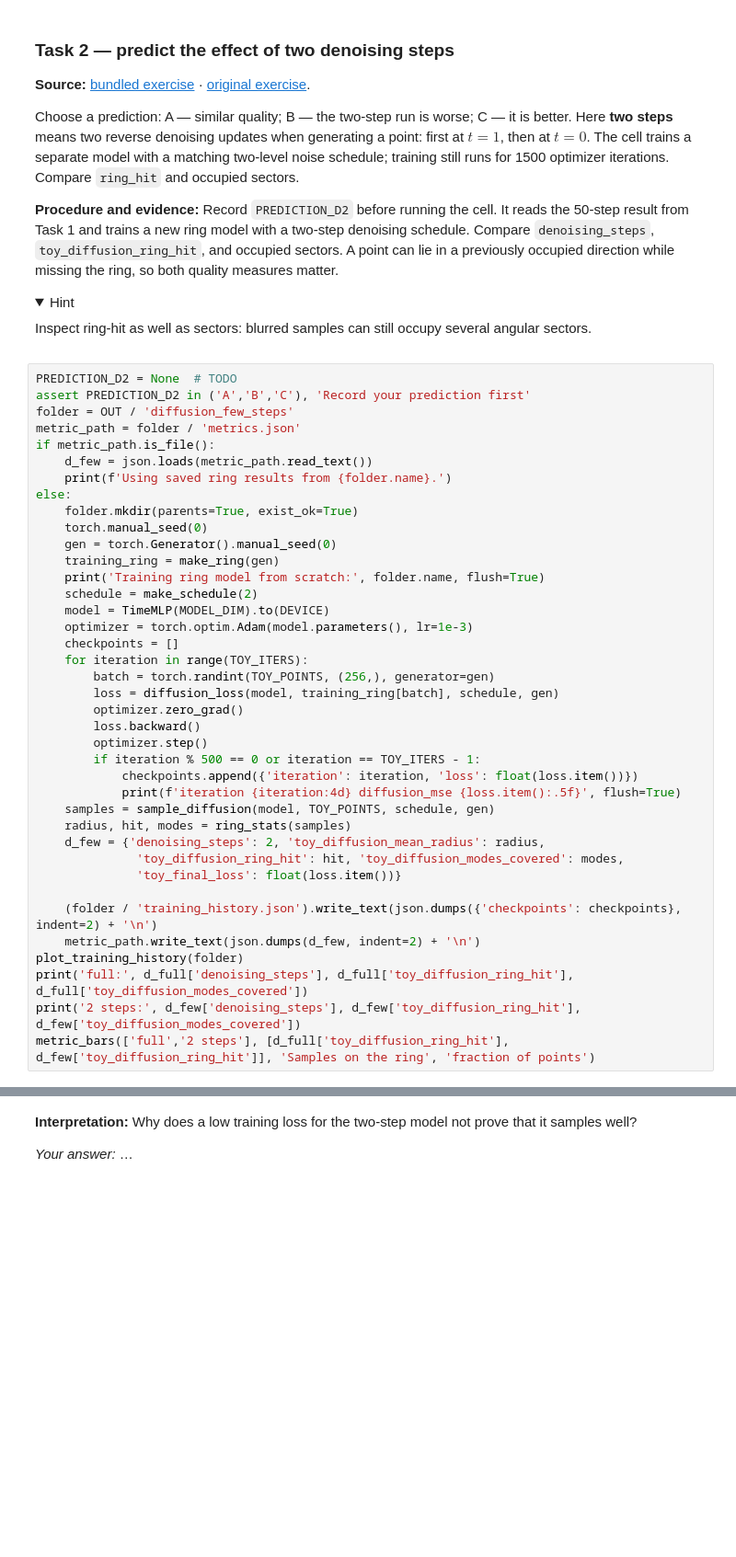
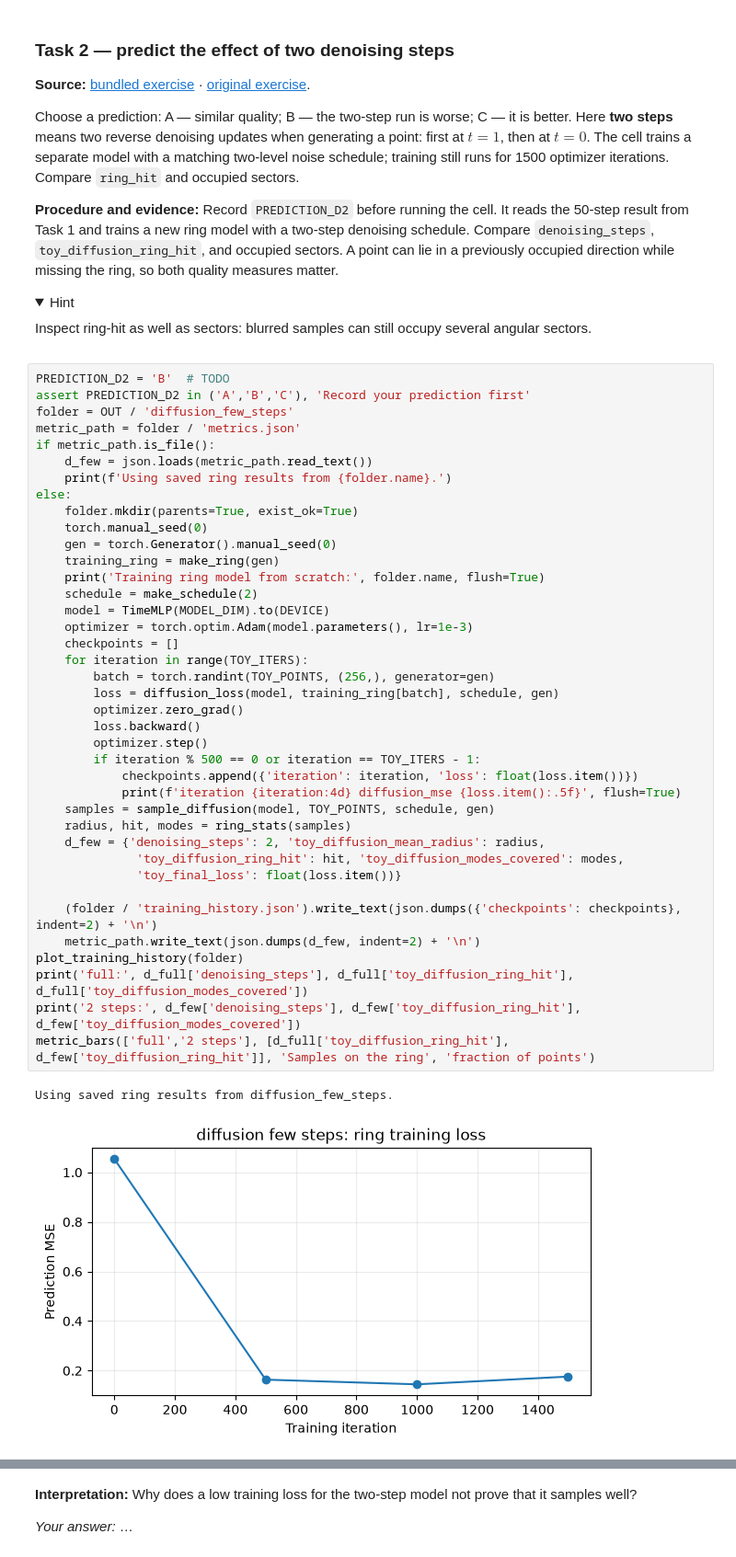
Before and after one commit to IgorRazumvskii/multimodal-vla-course, a Jupyter notebook: 03-diffusion-policy-flow-matching/seminar_03_diffusion_flow_student.ipynb, the cells around one changed output, grey strips where cells are left out. Shown at 92% size. Cells and saved outputs as stored; diff of their text form; folded sections open; blank space fills up the shorter version.

```diff
--- a/03-diffusion-policy-flow-matching/seminar_03_diffusion_flow_student.ipynb
+++ b/03-diffusion-policy-flow-matching/seminar_03_diffusion_flow_student.ipynb
@@ -360,7 +371,7 @@ Inspect ring-hit as well as sectors: blurred samples can still occupy several an
 
 </details>
 # %%
-PREDICTION_D2 = None  # TODO
+PREDICTION_D2 = 'B'  # TODO
 assert PREDICTION_D2 in ('A','B','C'), 'Record your prediction first'
 folder = OUT / 'diffusion_few_steps'
 metric_path = folder / 'metrics.json'
@@ -371,30 +382,33 @@ else:
     folder.mkdir(parents=True, exist_ok=True)
     torch.manual_seed(0)
     gen = torch.Generator().manual_seed(0)
     training_ring = make_ring(gen)
     print('Training ring model from scratch:', folder.name, flush=True)
     schedule = make_schedule(2)
     model = TimeMLP(MODEL_DIM).to(DEVICE)
     optimizer = torch.optim.Adam(model.parameters(), lr=1e-3)
     checkpoints = []
     for iteration in range(TOY_ITERS):
         batch = torch.randint(TOY_POINTS, (256,), generator=gen)
         loss = diffusion_loss(model, training_ring[batch], schedule, gen)
         optimizer.zero_grad()
         loss.backward()
         optimizer.step()
         if iteration % 500 == 0 or iteration == TOY_ITERS - 1:
             checkpoints.append({'iteration': iteration, 'loss': float(loss.item())})
             print(f'iteration {iteration:4d} diffusion_mse {loss.item():.5f}', flush=True)
     samples = sample_diffusion(model, TOY_POINTS, schedule, gen)
     radius, hit, modes = ring_stats(samples)
     d_few = {'denoising_steps': 2, 'toy_diffusion_mean_radius': radius,
               'toy_diffusion_ring_hit': hit, 'toy_diffusion_modes_covered': modes,
               'toy_final_loss': float(loss.item())}
 
     (folder / 'training_history.json').write_text(json.dumps({'checkpoints': checkpoints}, indent=2) + '\n')
     metric_path.write_text(json.dumps(d_few, indent=2) + '\n')
 plot_training_history(folder)
 print('full:', d_full['denoising_steps'], d_full['toy_diffusion_ring_hit'], d_full['toy_diffusion_modes_covered'])
 print('2 steps:', d_few['denoising_steps'], d_few['toy_diffusion_ring_hit'], d_few['toy_diffusion_modes_covered'])
 metric_bars(['full','2 steps'], [d_full['toy_diffusion_ring_hit'], d_few['toy_diffusion_ring_hit']], 'Samples on the ring', 'fraction of points')
+# %% [output]
+Using saved ring results from diffusion_few_steps.
+[figure, added]
```
Also changed, not shown: parts of 22 cells of this notebook, 1 other file.
